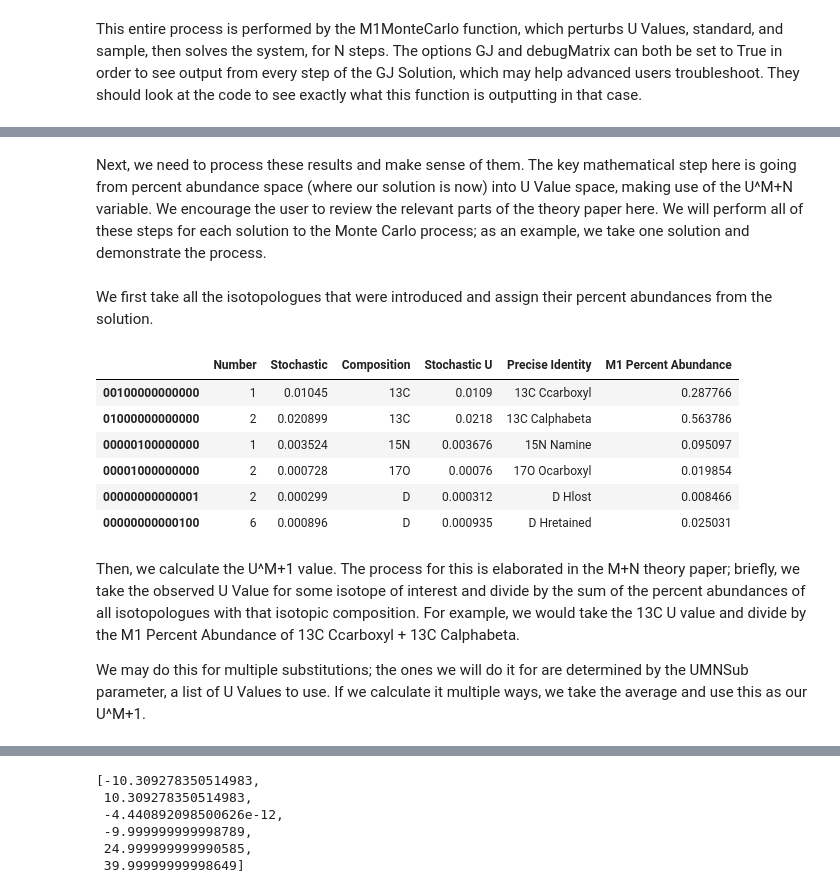
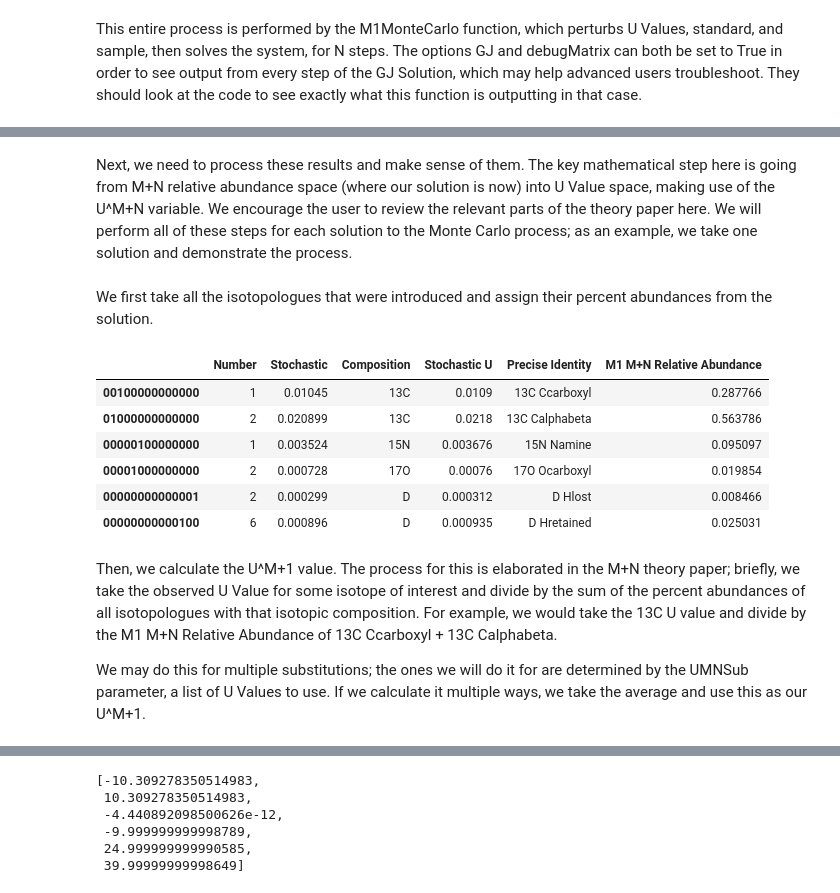
Before and after one commit to culturenaut/Isotomics_test, a Jupyter notebook: Alanine Tutorial/TUTORIAL_PART_2_Alanine_Solution.ipynb, the cells around one changed output, grey strips where cells are left out. Cells and saved outputs as stored; diff of their text form; code cells hidden in the pictures.

Commit message:
Updated Tutorial

```diff
--- a/Alanine Tutorial/20210524_TUTORIAL_PART_2_Alanine_Solution.ipynb
+++ b/Alanine Tutorial/TUTORIAL_PART_2_Alanine_Solution.ipynb
@@ -29,7 +32,7 @@ Delta 18O
 predictedMeasurement, MNDictStd, FF = alanineTest.simulateMeasurement(df, fragmentationDictionary, expandedFrags,
                                                                       fragSubgeometryKeys,
                                                                        abundanceThreshold = 0,
-                                                                       MNMassThreshold = 1,
+                                                                       massThreshold = 1,
                                                                          unresolvedDict = {},
                                                                         outputFull = False)
 # %% [output]
@@ -39,10 +42,10 @@ Simulating Measurement
 # %% [markdown]
 Next, we read in our sample and standard files. We have specific functions in the readInput.py for doing so; note that different functions are used for importing experimental data. The error option allows us to specify an error for each observed peak of sample and standard, e.g. a 1 per mil error on each observed peak. Likely experimental results will have different errors for different beams, but this is a basic way to understand how error will propagate. We can set error again for the molecular average measurement, from ri.SampleUValues
 # %%
-standardJSON = ri.readJSON("2021-06-28 TUTORIAL Standard Stochastic.json")
+standardJSON = ri.readJSON(str(today) + " TUTORIAL Standard Stochastic.json")
 processStandard = ri.readComputedData(standardJSON, error = 0, theory = predictedMeasurement)
 
-sampleJSON = ri.readJSON("2021-06-28 TUTORIAL Sample Stochastic.json")
+sampleJSON = ri.readJSON(str(today) + " TUTORIAL Sample Stochastic.json")
 processSample = ri.readComputedData(sampleJSON, error = 0)
 UValuesSmp = ri.readComputedUValues(sampleJSON, error = 0)
 # %%
@@ -88,2 +91,2 @@ Next, we define "Percent Abundance correction factors". We don't discuss these i
 # %%
-pACorrection = ss.percentAbundanceCorrectTheoretical(predictedMeasurement, processSample, massThreshold = 1)
+OCorrection = ss.OValueCorrectTheoretical(predictedMeasurement, processSample, massThreshold = 1)
@@ -195,10 +196,10 @@ $\displaystyle \left[\begin{matrix}1.0 & 0.0 & 0.0 & 0.0 & 0.0 & 0.0 & 0.2877657
 # %% [markdown]
 This entire process is performed by the M1MonteCarlo function, which perturbs U Values, standard, and sample, then solves the system, for N steps. The options GJ and debugMatrix can both be set to True in order to see output from every step of the GJ Solution, which may help advanced users troubleshoot. They should look at the code to see exactly what this function is outputting in that case.
 # %%
-M1Results = ss.M1MonteCarlo(processStandard, processSample, pACorrection, isotopologuesDict,
-                            fragmentationDictionary, experimentalPACorrectList = [],
-                            N = 100, GJ = False, debugMatrix = False, pACorrect = True, WCorrect = True,
-                           perturbTheoryPAAmt = 0)
+M1Results = ss.M1MonteCarlo(processStandard, processSample, OCorrection, isotopologuesDict,
+                            fragmentationDictionary,
+                            N = 100, GJ = False, debugMatrix = False,
+                            perturbTheoryOAmt = 0)
 # %%
 M1Results
 # %% [output]
@@ -222,13 +223,13 @@ M1Results
 # %% [markdown]
-Next, we need to process these results and make sense of them. The key mathematical step here is going from percent abundance space (where our solution is now) into U Value space, making use of the U^M+N variable. We encourage the user to review the relevant parts of the theory paper here. We will perform all of these steps for each solution to the Monte Carlo process; as an example, we take one solution and demonstrate the process.
+Next, we need to process these results and make sense of them. The key mathematical step here is going from M+N relative abundance space (where our solution is now) into U Value space, making use of the U^M+N variable. We encourage the user to review the relevant parts of the theory paper here. We will perform all of these steps for each solution to the Monte Carlo process; as an example, we take one solution and demonstrate the process.
 # %% [markdown]
 We first take all the isotopologues that were introduced and assign their percent abundances from the solution.
 # %%
 out = isotopologuesDict['M1'][['Number','Stochastic','Composition','Stochastic U','Precise Identity']].copy()
-out['M1 Percent Abundance'] = M1Results['NUMPY'][0]
+out[MNKey + ' M+N Relative Abundance'] = M1Results['NUMPY'][0]
 out
 # %% [output]
-|  | Number | Stochastic | Composition | Stochastic U | Precise Identity | M1 Percent Abundance |
+|  | Number | Stochastic | Composition | Stochastic U | Precise Identity | M1 M+N Relative Abundance |
 | 00100000000000 | 1 | 0.01045 | 13C | 0.0109 | 13C Ccarboxyl | 0.287766 |
 | 01000000000000 | 2 | 0.020899 | 13C | 0.0218 | 13C Calphabeta | 0.563786 |
 | 00000100000000 | 1 | 0.003524 | 15N | 0.003676 | 15N Namine | 0.095097 |
@@ -236,7 +237,7 @@ out
 | 00000000000001 | 2 | 0.000299 | D | 0.000312 | D Hlost | 0.008466 |
 | 00000000000100 | 6 | 0.000896 | D | 0.000935 | D Hretained | 0.025031 |
 # %% [markdown]
-Then, we calculate the U^M+1 value. The process for this is elaborated in the M+N theory paper; briefly, we take the observed U Value for some isotope of interest and divide by the sum of the percent abundances of all isotopologues with that isotopic composition. For example, we would take the 13C U value and divide by the M1 Percent Abundance of 13C Ccarboxyl + 13C Calphabeta.
+Then, we calculate the U^M+1 value. The process for this is elaborated in the M+N theory paper; briefly, we take the observed U Value for some isotope of interest and divide by the sum of the percent abundances of all isotopologues with that isotopic composition. For example, we would take the 13C U value and divide by the M1 M+N Relative Abundance of 13C Ccarboxyl + 13C Calphabeta.
 
 We may do this for multiple substitutions; the ones we will do it for are determined by the UMNSub parameter, a list of U Values to use. If we calculate it multiple ways, we take the average and use this as our U^M+1.
 # %%
```
Also changed, not shown: parts of 23 cells of this notebook, 8 other files.
